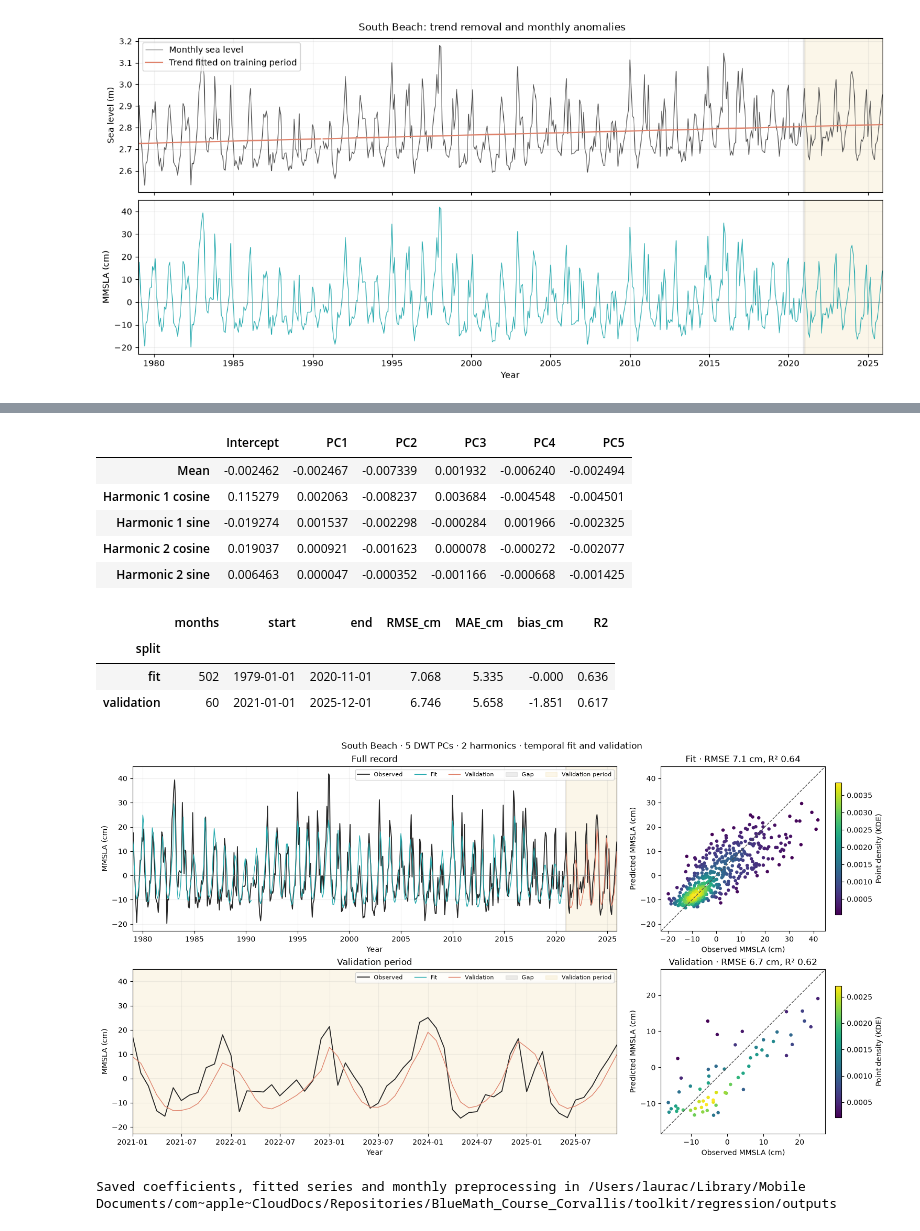
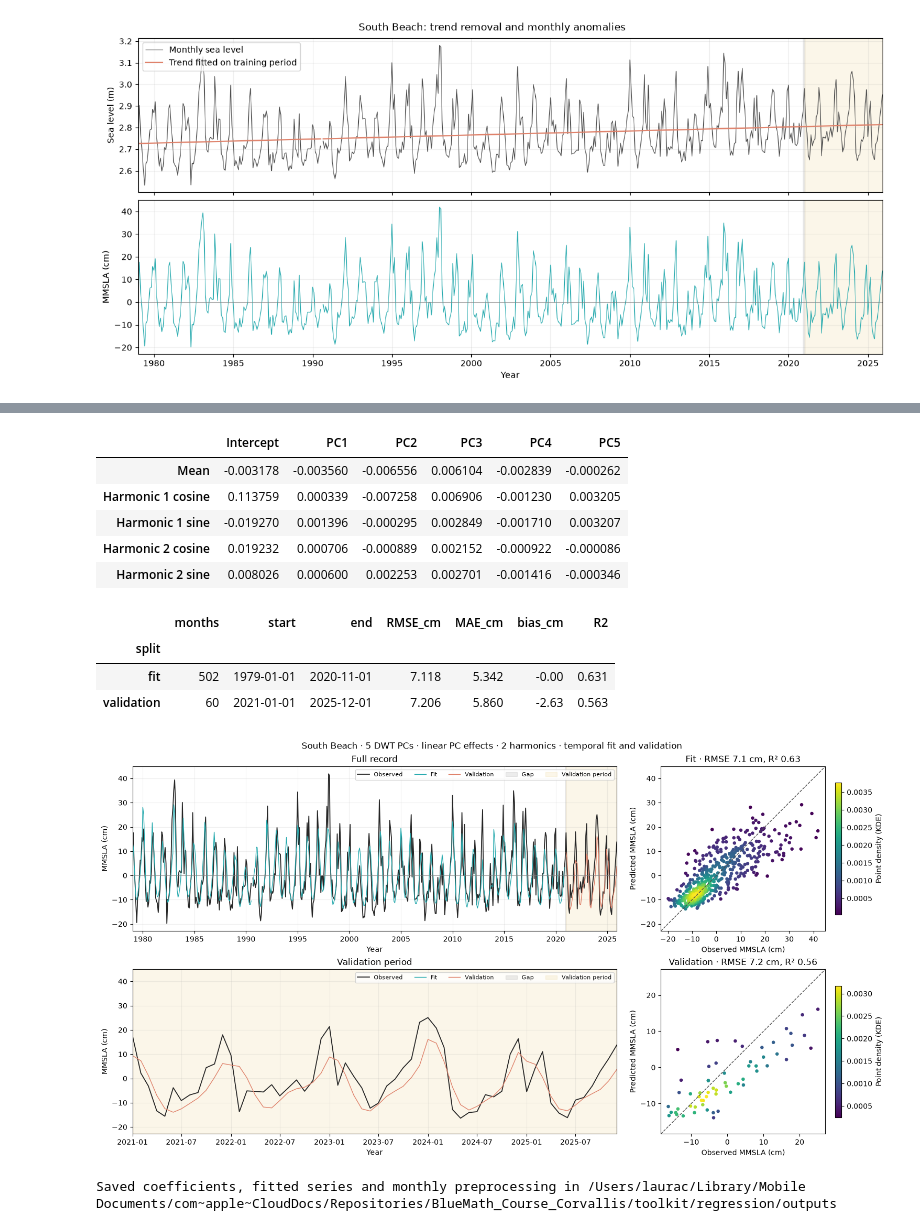
Before and after one commit to GeoOcean/BlueMath_Course_Corvallis, a Jupyter notebook: toolkit/regression/MMSL_regression_2.ipynb, the cells around one changed output, grey strips where cells are left out. Saved outputs shown, nothing was run; the diff lists cells and outputs as text; code cells hidden in the pictures.

Commit message:
update mmsl

```diff
--- a/toolkit/regression/MMSL_regression_2.ipynb
+++ b/toolkit/regression/MMSL_regression_2.ipynb
@@ -16,7 +16,7 @@ import matplotlib.pyplot as plt
 from IPython.display import display
 
 repo_root = next(p for p in [Path.cwd(), *Path.cwd().parents]
-                 if (p / "toolkit/regression/MMSL_regression.ipynb").exists())
+                 if (p / "toolkit/regression/MMSL_regression_2.ipynb").exists())
 if str(repo_root) not in sys.path:
     sys.path.insert(0, str(repo_root))
 from toolkit.regression.utils.mmsl import monthly_sea_level, harmonic_design, modelfun, fit_mmsl
@@ -87,8 +105,9 @@ Each amplitude is a linear combination of `[1, PC1, ..., PC_N_PCS]`. `N_HARMONIC
 # %%
 regression, model_coefficients, fit_metrics = fit_mmsl(monthly, annual_pcs, fit_before=FIT_END_EXCLUSIVE, n_harmonics=N_HARMONICS)
-coefficient_table = pd.DataFrame(model_coefficients.reshape(1 + 2 * N_HARMONICS, N_PCS + 1),
+basis_columns = ["Intercept", *pc_columns]
+coefficient_table = pd.DataFrame(model_coefficients.reshape(1 + 2 * N_HARMONICS, len(basis_columns)),
     index=["Mean"] + [f"Harmonic {k} {kind}" for k in range(1, N_HARMONICS + 1) for kind in ["cosine", "sine"]],
-    columns=["Intercept", *pc_columns])
+    columns=basis_columns)
 display(coefficient_table)
 regression["split"] = np.where(regression.index < FIT_END_EXCLUSIVE, "fit",
                                np.where(regression.index >= VALIDATION_START, "validation", "gap"))
@@ -113,15 +132,15 @@ np.testing.assert_allclose(
 )
 # %% [output]
 |  | Intercept | PC1 | PC2 | PC3 | PC4 | PC5 |
-| Mean | -0.002462 | -0.002467 | -0.007339 | 0.001932 | -0.006240 | -0.002494 |
-| Harmonic 1 cosine | 0.115279 | 0.002063 | -0.008237 | 0.003684 | -0.004548 | -0.004501 |
-| Harmonic 1 sine | -0.019274 | 0.001537 | -0.002298 | -0.000284 | 0.001966 | -0.002325 |
-| Harmonic 2 cosine | 0.019037 | 0.000921 | -0.001623 | 0.000078 | -0.000272 | -0.002077 |
-| Harmonic 2 sine | 0.006463 | 0.000047 | -0.000352 | -0.001166 | -0.000668 | -0.001425 |
+| Mean | -0.003178 | -0.003560 | -0.006556 | 0.006104 | -0.002839 | -0.000262 |
+| Harmonic 1 cosine | 0.113759 | 0.000339 | -0.007258 | 0.006906 | -0.001230 | 0.003205 |
+| Harmonic 1 sine | -0.019270 | 0.001396 | -0.000295 | 0.002849 | -0.001710 | 0.003207 |
+| Harmonic 2 cosine | 0.019232 | 0.000706 | -0.000889 | 0.002152 | -0.000922 | -0.000086 |
+| Harmonic 2 sine | 0.008026 | 0.000600 | 0.002253 | 0.002701 | -0.001416 | -0.000346 |
 |  | months | start | end | RMSE_cm | MAE_cm | bias_cm | R2 |
 | split |  |  |  |  |  |  |  |
-| fit | 502 | 1979-01-01 | 2020-11-01 | 7.068 | 5.335 | -0.000 | 0.636 |
-| validation | 60 | 2021-01-01 | 2025-12-01 | 6.746 | 5.658 | -1.851 | 0.617 |
+| fit | 502 | 1979-01-01 | 2020-11-01 | 7.118 | 5.342 | -0.00 | 0.631 |
+| validation | 60 | 2021-01-01 | 2025-12-01 | 7.206 | 5.860 | -2.63 | 0.563 |
 # %%
 from scipy.stats import gaussian_kde
 
@@ -133,35 +152,35 @@ for row, subset in enumerate(["fit", "validation"]):
     ax_time.plot(plot_data.index, plot_data.mmsla_m * 100, color="0.15", linewidth=1.3, label="Observed")
     for name in ["fit", "validation"]:
         ax_time.plot(plot_data.index, plot_data.fitted_m.where(plot_data.split == name) * 100,
                      color=colors[name], linewidth=1, label=name.capitalize())
     ax_time.axvspan(FIT_END_EXCLUSIVE, VALIDATION_START, color="0.5", alpha=0.15, label="Gap")
     ax_time.axvspan(VALIDATION_START, regression.index.max(), color="#E5C56C", alpha=0.15, label="Validation period")
     ax_time.axhline(0, color="0.5", linewidth=0.5)
     ax_time.set(ylabel="MMSLA (cm)", xlabel="Year",
                 xlim=(regression.index.min() if row == 0 else VALIDATION_START, regression.index.max()),
                 title="Full record" if row == 0 else "Validation period")
     ax_time.legend(ncol=5, fontsize=8)
     ax_time.grid(alpha=0.2)
     block = regression.loc[regression.split == subset]
     observed, predicted = block.mmsla_m.to_numpy() * 100, block.fitted_m.to_numpy() * 100
     xy = np.vstack([observed, predicted])
     density = gaussian_kde(xy)(xy)
     order = np.argsort(density)
     scatter = ax_scatter.scatter(observed[order], predicted[order], c=density[order],
                                   cmap="viridis", s=22, edgecolors="none", rasterized=True)
     combined = np.concatenate([observed, predicted])
     margin = 0.05 * np.ptp(combined)
     limits = (combined.min() - margin, combined.max() + margin)
     ax_scatter.plot(limits, limits, color="0.3", linestyle="--", linewidth=1)
     score = metrics.loc[subset]
     ax_scatter.set(xlim=limits, ylim=limits, xlabel="Observed MMSLA (cm)", ylabel="Predicted MMSLA (cm)",
                    title=f"{subset.capitalize()} · RMSE {score.RMSE_cm:.1f} cm, R² {score.R2:.2f}")
     ax_scatter.set_aspect("equal", adjustable="box")
     fig_mmsl.colorbar(scatter, ax=ax_scatter, shrink=0.8, label="Point density (KDE)")
-fig_mmsl.suptitle(f"South Beach · {N_PCS} DWT PCs · {N_HARMONICS} harmonics · temporal fit and validation")
+fig_mmsl.suptitle(f"South Beach · {N_PCS} DWT PCs · linear PC effects · {N_HARMONICS} harmonics · temporal fit and validation")
 plt.show()
 # %% [output]
-[figure, old version]
+[figure, new version]
 # %%
 output_path = repo_root / "toolkit/regression/outputs"
 output_path.mkdir(parents=True, exist_ok=True)
```
Also changed, not shown: parts of 3 cells of this notebook, 1 other file.
